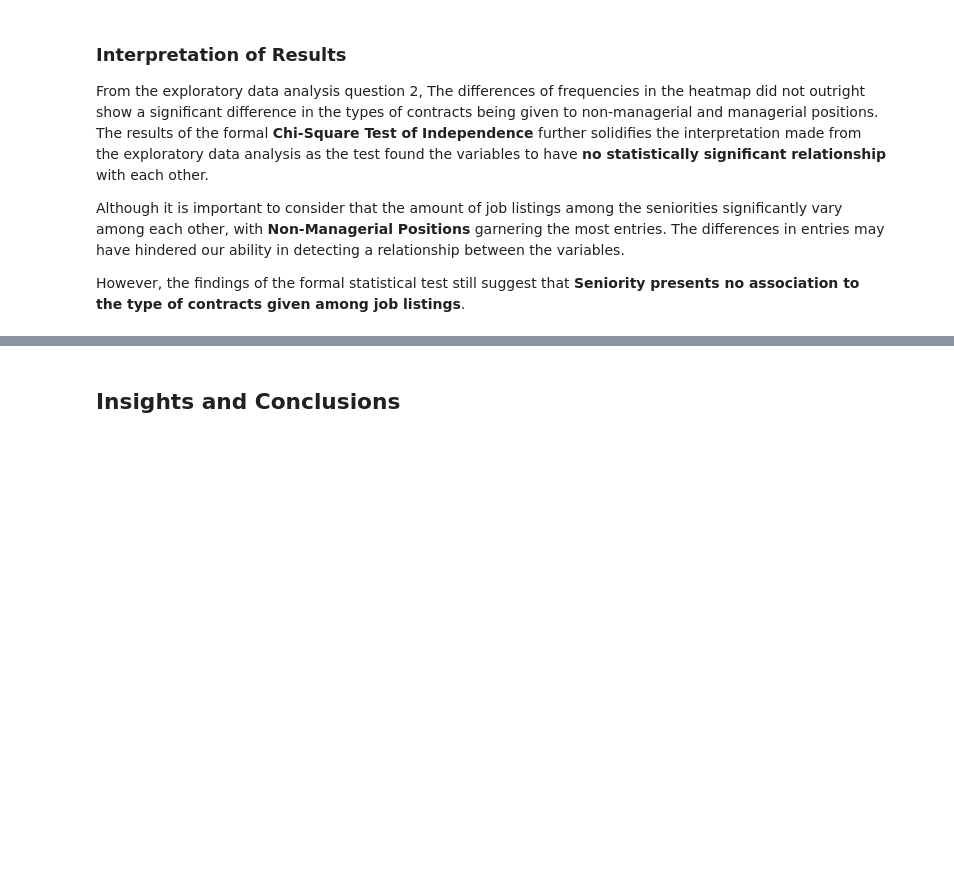
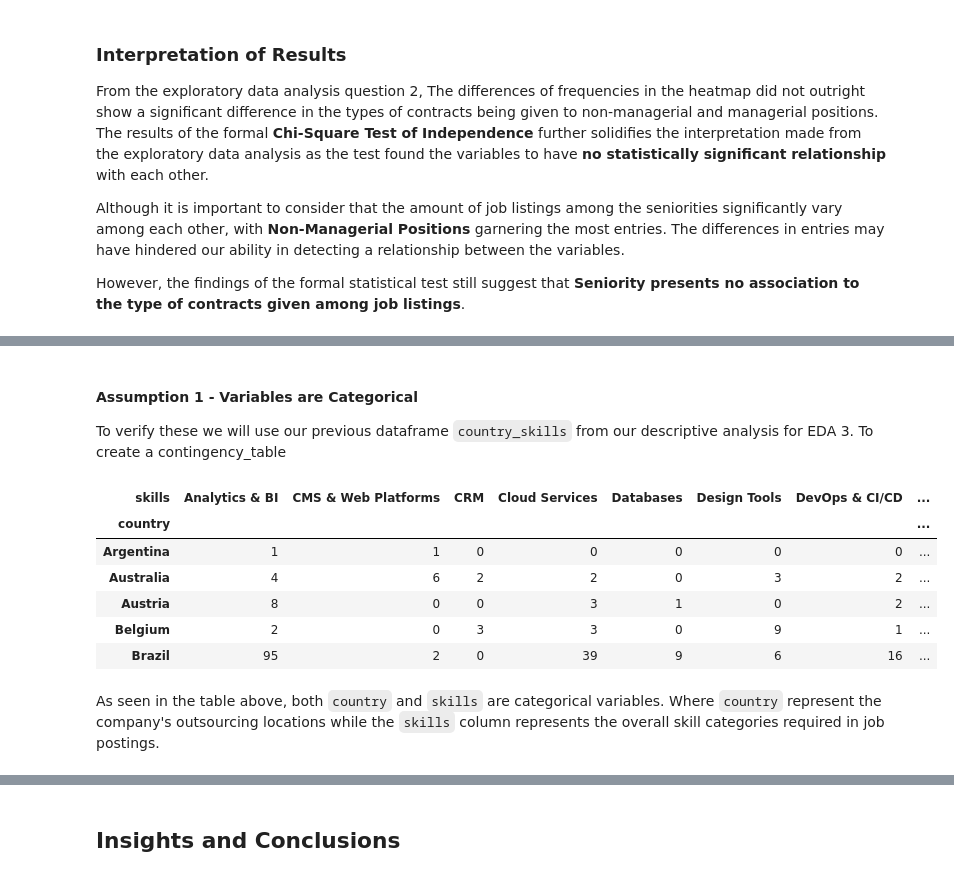
Before and after one commit to dredredre20/CSMODEL_MCO, a Jupyter notebook: mco.ipynb, the cells around one changed output, grey strips where cells are left out. Saved outputs shown, nothing was run; the diff lists cells and outputs as text; code cells hidden in the pictures; blank space fills up the shorter version.

```diff
--- a/mco.ipynb
+++ b/mco.ipynb
@@ -1929,0 +1965,17 @@ However, the findings of the formal statistical test still suggest that **Senior
+# %% [markdown]
+#### Assumption 1 - Variables are Categorical
+
+To verify these we will use our previous dataframe `country_skills` from our descriptive analysis for EDA 3. To create a contingency_table
+# %%
+contingency_table = pd.crosstab(country_skills['country'], country_skills['skills'])
+contingency_table.head()
+# %% [output]
+| skills | Analytics & BI | CMS & Web Platforms | CRM | Cloud Services | Databases | Design Tools | DevOps & CI/CD | ... |
+| country |  |  |  |  |  |  |  | ... |
+| Argentina | 1 | 1 | 0 | 0 | 0 | 0 | 0 | ... |
+| Australia | 4 | 6 | 2 | 2 | 0 | 3 | 2 | ... |
+| Austria | 8 | 0 | 0 | 3 | 1 | 0 | 2 | ... |
+| Belgium | 2 | 0 | 3 | 3 | 0 | 9 | 1 | ... |
+| Brazil | 95 | 2 | 0 | 39 | 9 | 6 | 16 | ... |
+# %% [markdown]
+As seen in the table above, both `country` and `skills` are categorical variables. Where `country` represent the company's outsourcing locations while the `skills` column represents the overall skill categories required in job postings.
```
Also changed, not shown: parts of 35 cells of this notebook.
